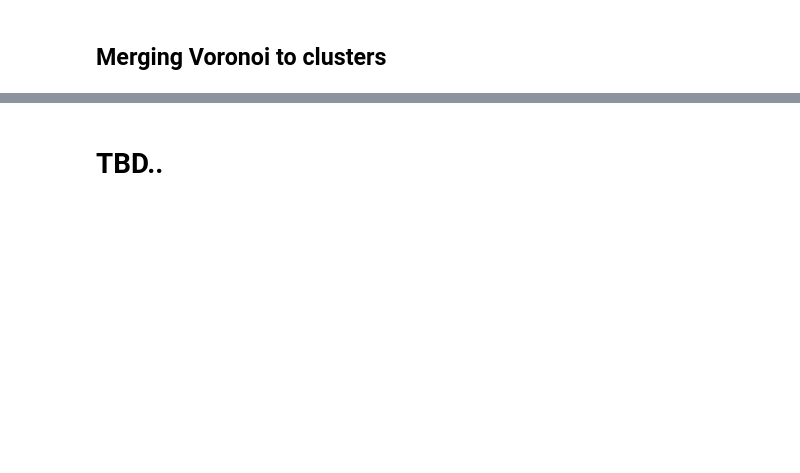
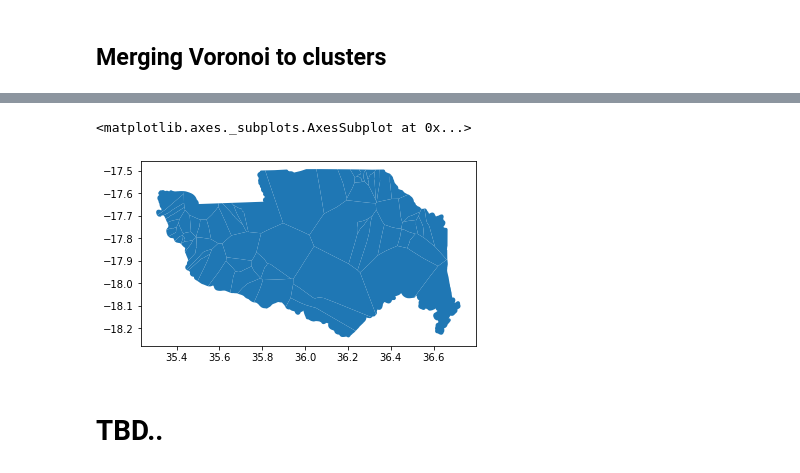
Before and after one commit to SEforALL-IEAP/AgCAP, a Jupyter notebook: AgCaP.ipynb, the cells around one changed output, grey strips where cells are left out. Saved outputs shown, nothing was run; the diff lists cells and outputs as text; code cells hidden in the pictures; blank space fills up the shorter version.

```diff
--- a/AgCaP.ipynb
+++ b/AgCaP.ipynb
@@ -513,2 +540,7 @@ settles_gdf = settles_gdf.merge(vor_poly[['id',
+# %%
+vor_poly.plot()
+# %% [output]
+<matplotlib.axes._subplots.AxesSubplot at 0x...>
+[figure, added]
 # %% [markdown]
 # TBD..
```
Also changed, not shown: parts of 19 cells of this notebook, 2 other files.
